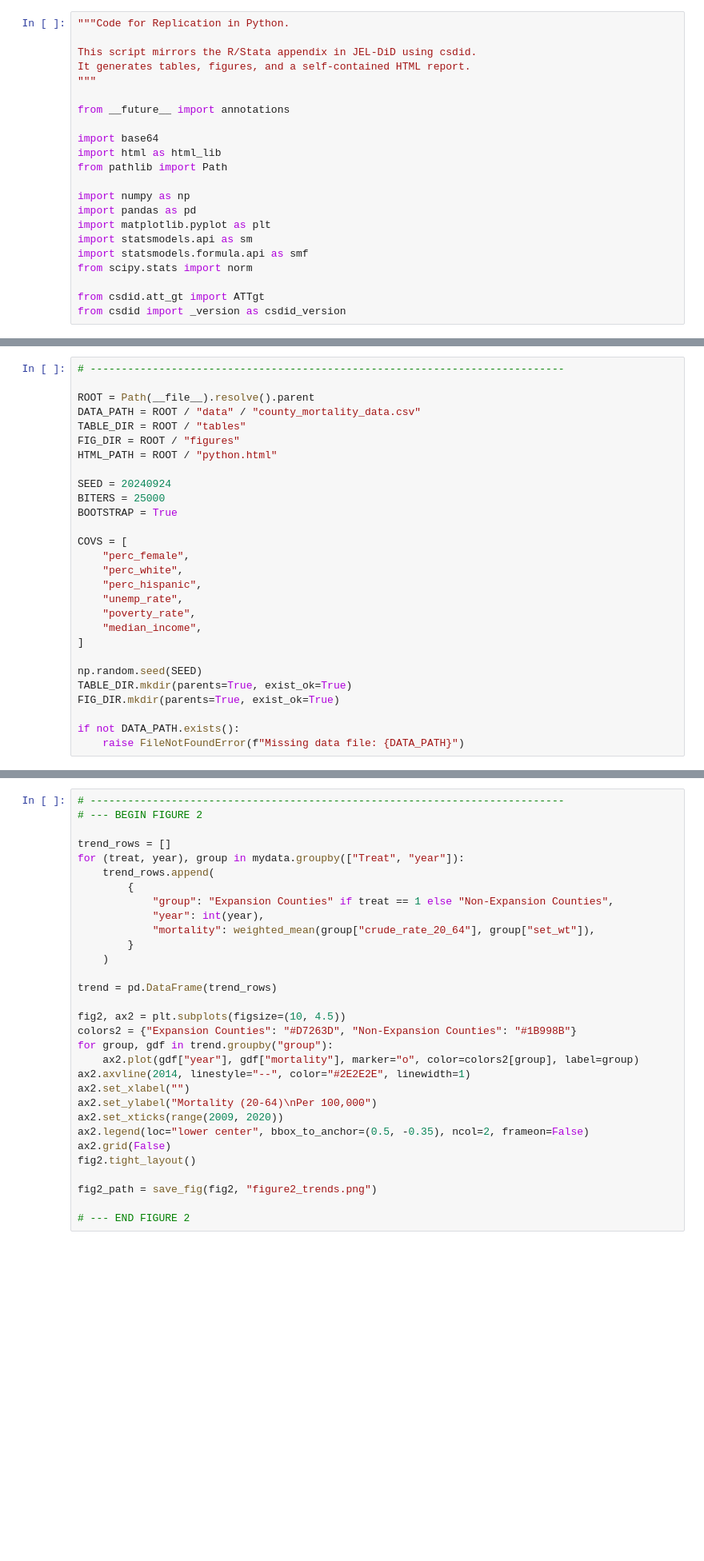
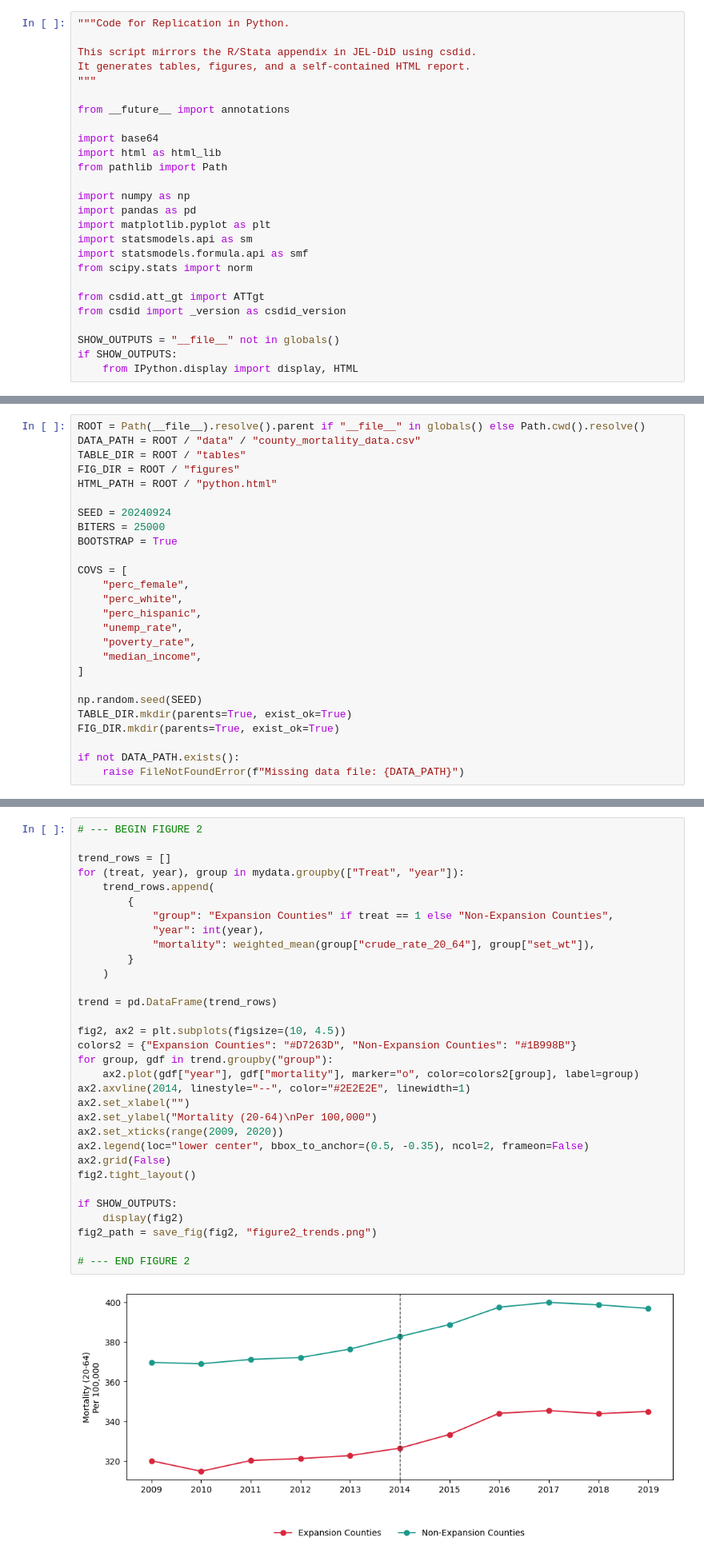
Before and after one commit to gsaco/replication-csdid, a Jupyter notebook: python_replication_jupytext.ipynb, the cells around one changed output, grey strips where cells are left out. Shown at 80% size. Drawn from its saved outputs; the diff is of its cells as text; blank space fills up the shorter version.

```diff
--- a/python_replication_jupytext.ipynb
+++ b/python_replication_jupytext.ipynb
@@ -20,3 +24,7 @@ from scipy.stats import norm
 
 from csdid.att_gt import ATTgt
 from csdid import _version as csdid_version
+
+SHOW_OUTPUTS = "__file__" not in globals()
+if SHOW_OUTPUTS:
+    from IPython.display import display, HTML
@@ -26,7 +33,5 @@ from csdid import _version as csdid_version
 # %%
-# ----------------------------------------------------------------------------
-
-ROOT = Path(__file__).resolve().parent
+ROOT = Path(__file__).resolve().parent if "__file__" in globals() else Path.cwd().resolve()
 DATA_PATH = ROOT / "data" / "county_mortality_data.csv"
 TABLE_DIR = ROOT / "tables"
 FIG_DIR = ROOT / "figures"
@@ -739,31 +815,34 @@ fig1_path = save_fig(fig1, "figure1_pscore.png")
 # %%
-# ----------------------------------------------------------------------------
 # --- BEGIN FIGURE 2
 
 trend_rows = []
 for (treat, year), group in mydata.groupby(["Treat", "year"]):
     trend_rows.append(
         {
             "group": "Expansion Counties" if treat == 1 else "Non-Expansion Counties",
             "year": int(year),
             "mortality": weighted_mean(group["crude_rate_20_64"], group["set_wt"]),
         }
     )
 
 trend = pd.DataFrame(trend_rows)
 
 fig2, ax2 = plt.subplots(figsize=(10, 4.5))
 colors2 = {"Expansion Counties": "#D7263D", "Non-Expansion Counties": "#1B998B"}
 for group, gdf in trend.groupby("group"):
     ax2.plot(gdf["year"], gdf["mortality"], marker="o", color=colors2[group], label=group)
 ax2.axvline(2014, linestyle="--", color="#2E2E2E", linewidth=1)
 ax2.set_xlabel("")
 ax2.set_ylabel("Mortality (20-64)\nPer 100,000")
 ax2.set_xticks(range(2009, 2020))
 ax2.legend(loc="lower center", bbox_to_anchor=(0.5, -0.35), ncol=2, frameon=False)
 ax2.grid(False)
 fig2.tight_layout()
 
+if SHOW_OUTPUTS:
+    display(fig2)
 fig2_path = save_fig(fig2, "figure2_trends.png")
 
 # --- END FIGURE 2
+# %% [output]
+[figure, added]
```
Also changed, not shown: parts of 59 cells of this notebook, 15 other files.
